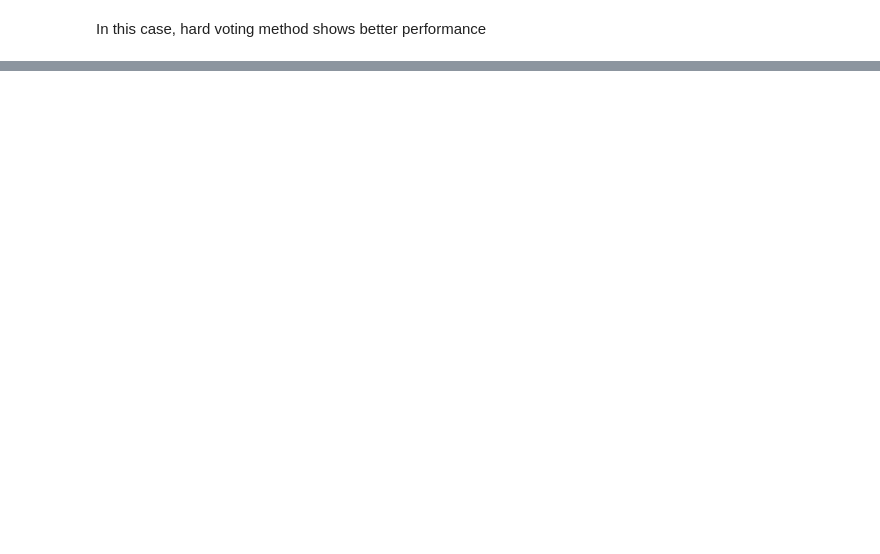
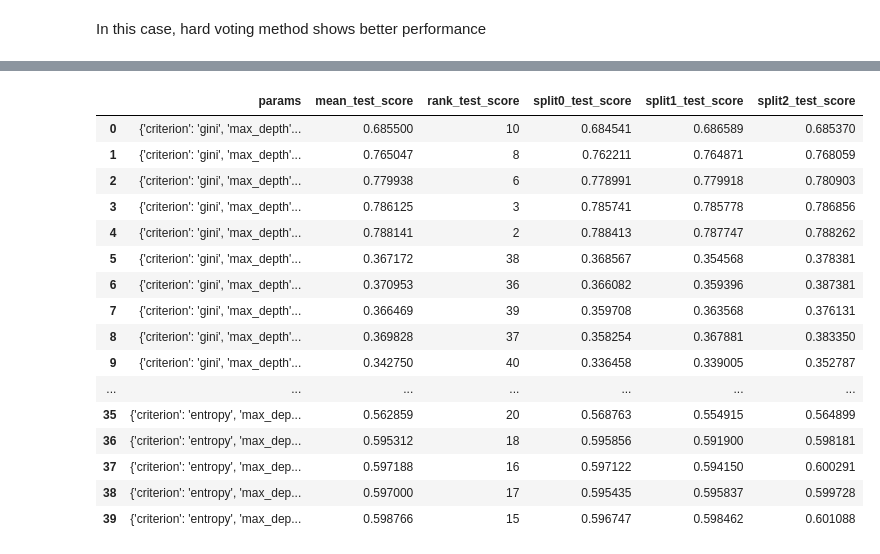
Before and after one commit to ykykyk112/machine_learning, a Jupyter notebook: sklearn_exercise/Ensemble_Learning.ipynb, the cells around one changed output, grey strips where cells are left out. Cells and saved outputs as stored; diff of their text form; code cells hidden in the pictures; blank space fills up the shorter version.

```diff
--- a/sklearn_exercise/Ensemble_Learning.ipynb
+++ b/sklearn_exercise/Ensemble_Learning.ipynb
@@ -105,6 +203,6 @@ print('method score :', rnd_clf.score(X_test, y_test), 'oob_score :', rnd_clf.oo
 # %%
 from sklearn.model_selection import GridSearchCV
-grid_param = {'n_estimators' : [10, 100, 200], 'max_depth' : [None, 3, 5], 'criterion' : ['gini', 'entropy']}
-grid_search = GridSearchCV(rnd_clf, param_grid= grid_param, n_jobs = -1, verbose = 2)
+grid_param = {'n_estimators' : [10, 50, 100, 150, 200], 'max_depth' : [None, 1, 3, 5], 'criterion' : ['gini', 'entropy']}
+grid_search = GridSearchCV(rnd_clf, param_grid= grid_param, n_jobs = -1, verbose = 2, cv = 3)
 # %%
 grid_search.fit(X_train, y_train)
@@ -110,0 +231,23 @@ grid_search.fit(X_train, y_train)
+# %%
+import pandas as pd
+pd.set_option('display.max_colwidth', -1)
+scores = pd.DataFrame(grid_search.cv_results_)
+scores[['params','mean_test_score', 'rank_test_score', 'split0_test_score','split1_test_score', 'split2_test_score']]
+# %% [output]
+|  | params | mean_test_score | rank_test_score | split0_test_score | split1_test_score | split2_test_score |
+| 0 | {'criterion': 'gini', 'max_depth'... | 0.685500 | 10 | 0.684541 | 0.686589 | 0.685370 |
+| 1 | {'criterion': 'gini', 'max_depth'... | 0.765047 | 8 | 0.762211 | 0.764871 | 0.768059 |
+| 2 | {'criterion': 'gini', 'max_depth'... | 0.779938 | 6 | 0.778991 | 0.779918 | 0.780903 |
+| 3 | {'criterion': 'gini', 'max_depth'... | 0.786125 | 3 | 0.785741 | 0.785778 | 0.786856 |
+| 4 | {'criterion': 'gini', 'max_depth'... | 0.788141 | 2 | 0.788413 | 0.787747 | 0.788262 |
+| 5 | {'criterion': 'gini', 'max_depth'... | 0.367172 | 38 | 0.368567 | 0.354568 | 0.378381 |
+| 6 | {'criterion': 'gini', 'max_depth'... | 0.370953 | 36 | 0.366082 | 0.359396 | 0.387381 |
+| 7 | {'criterion': 'gini', 'max_depth'... | 0.366469 | 39 | 0.359708 | 0.363568 | 0.376131 |
+| 8 | {'criterion': 'gini', 'max_depth'... | 0.369828 | 37 | 0.358254 | 0.367881 | 0.383350 |
+| 9 | {'criterion': 'gini', 'max_depth'... | 0.342750 | 40 | 0.336458 | 0.339005 | 0.352787 |
+| ... | ... | ... | ... | ... | ... | ... |
+| 35 | {'criterion': 'entropy', 'max_dep... | 0.562859 | 20 | 0.568763 | 0.554915 | 0.564899 |
+| 36 | {'criterion': 'entropy', 'max_dep... | 0.595312 | 18 | 0.595856 | 0.591900 | 0.598181 |
+| 37 | {'criterion': 'entropy', 'max_dep... | 0.597188 | 16 | 0.597122 | 0.594150 | 0.600291 |
+| 38 | {'criterion': 'entropy', 'max_dep... | 0.597000 | 17 | 0.595435 | 0.595837 | 0.599728 |
+| 39 | {'criterion': 'entropy', 'max_dep... | 0.598766 | 15 | 0.596747 | 0.598462 | 0.601088 |
```
Also changed, not shown: parts of 57 cells of this notebook.
